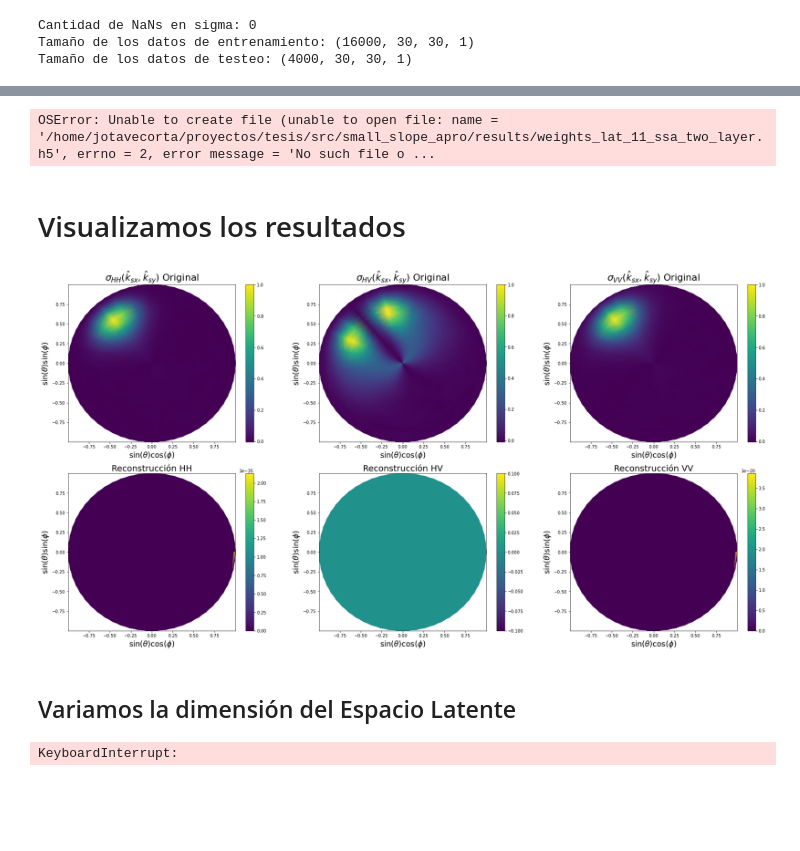
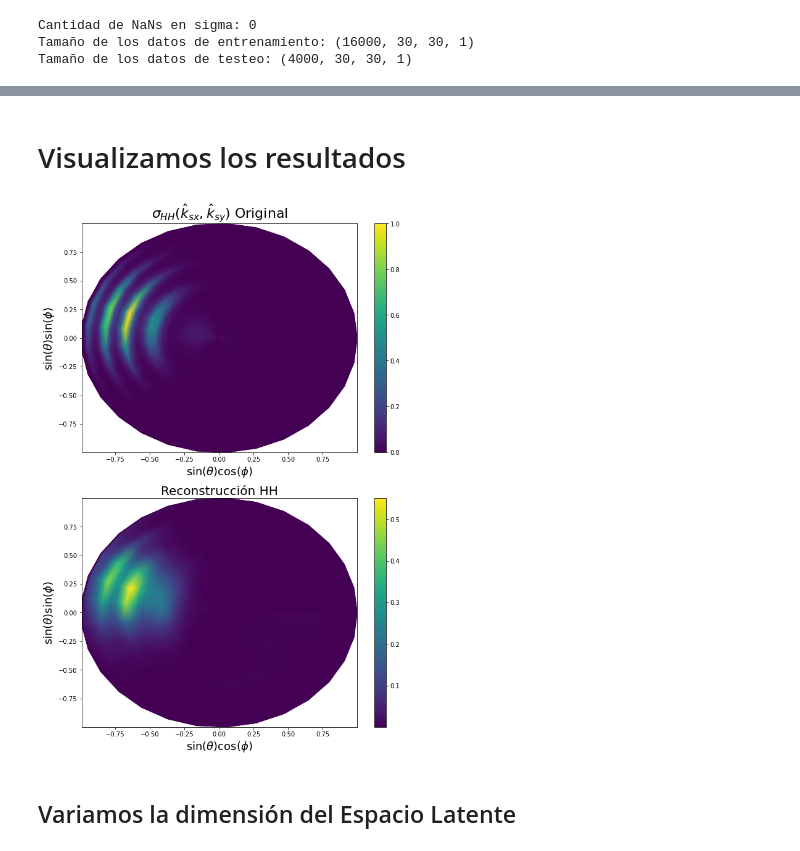
Before and after one commit to jotavecorta/DeepScatteringModels, a Jupyter notebook: small_slope_aprox/ConvAutoencoder_SSA.ipynb, the cells around one changed output, grey strips where cells are left out. Cells and saved outputs as stored; diff of their text form; code cells hidden in the pictures; blank space fills up the shorter version.

```diff
--- a/small_slope_aprox/ConvAutoencoder_SSA.ipynb
+++ b/small_slope_aprox/ConvAutoencoder_SSA.ipynb
@@ -36,7 +36,7 @@ l1, l2 = np.linspace(.05, .25, 50), np.linspace(.05, .25, 50)
 theta_i, phi_i = np.linspace(1e-5, 89, 50)*np.pi/180, np.linspace(0, 180, 50)*np.pi/180
 
 # Parámetros para recorrer
-theta, phi = np.linspace(-89, 89, 30)*np.pi/180, np.linspace(0, 360, 30)*np.pi/180
+theta, phi = np.linspace(1e-5, 89, 30)*np.pi/180, np.linspace(0, 360, 30)*np.pi/180
 THETA, PHI = np.meshgrid(theta, phi)
 
 kx = np.sin(THETA)*np.cos(PHI)
@@ -149,0 +152,25 @@ Tamaño de los datos de testeo: (4000, 30, 30, 1)
+# %%
+index = rng.integers(sigma_test.shape[0])
+img = sigma_test[index,:,:,:]
+
+
+fig = plt.figure(figsize=(18, 5))
+# Canal HH
+ax = plt.subplot(1, 3, 1)
+c = ax.pcolormesh(kx, ky, img[:,:,0],
+                  shading = 'gouraud' )
+plt.title(r'$\sigma_{HH}(\theta,\phi)$', fontsize = 20)
+plt.xlabel(r"$\sin(\theta)\cos(\phi)$", fontsize = 16)
+plt.ylabel(r"$\sin(\theta)\sin(\phi)$", fontsize = 16)
+fig.colorbar(c, ax=ax)
+plt.xlim((-1,1))
+plt.ylim((-1,1))
+
+# grafico cartesiano
+ax = plt.subplot(1, 3, 2)
+c = ax.pcolormesh(THETA, PHI, img[:,:,0],
+                  shading = 'gouraud' )
+plt.title(r'$\sigma_{HH}(\theta,\phi)$', fontsize = 20)
+plt.xlabel(r"$\sin(\theta)\cos(\phi)$", fontsize = 16)
+plt.ylabel(r"$\sin(\theta)\sin(\phi)$", fontsize = 16)
+fig.colorbar(c, ax=ax)
@@ -194,5 +224,5 @@ class ConvAutoencoder(Model):
 # %%
-autoencoder = ConvAutoencoder(4)
+autoencoder = ConvAutoencoder(8)
 autoencoder.compile(optimizer='adam', loss=losses.MeanSquaredError(),
                     metrics=['mean_absolute_error', 'mean_squared_error'])
 history = autoencoder.fit(sigma_train, sigma_train,
@@ -222,12 +253,10 @@ To enable them in other operations, rebuild TensorFlow with the appropriate comp
 # %%
 # Guardamos los pesos de la red entrenada
 import os
-file_name= 'results/weights_lat_4_ssa_two_layer.h5'
+file_name= 'results/weights_lat_8_ssa_two_layer.h5'
 folder = os.getcwd().split('/')[:-1]
-weights_path = os.path.join(folder, file_name)
+weights_path = os.path.join('/'.join(folder), file_name)
 autoencoder.save_weights(weights_path)
-# %% [output]
-OSError: Unable to create file (unable to open file: name = '/home/jotavecorta/proyectos/tesis/src/small_slope_apro/results/weights_lat_11_ssa_two_layer.h5', errno = 2, error message = 'No such file o ...
 # %% [markdown]
 # Visualizamos los resultados
 # %%
@@ -235,37 +264,37 @@ OSError: Unable to create file (unable to open file: name = '/home/jotavecorta/p
 encoded_imgs = autoencoder.encoder(sigma_test).numpy()
 decoded_imgs = autoencoder.decoder(encoded_imgs).numpy()
 
-n = 3
+n = 1
 pol = {0: "HH", 1: "HV", 2: "VV"}
 index = rng.integers(sigma_test.shape[0])
 
-fig=plt.figure(figsize=(30, 15))
+fig=plt.figure(figsize=(10, 15))
 for i in range(n):
     # Imagen original
     s = sigma_test[index, :, :, i]
     s_min, s_max = s.min(), s.max()
     ax = plt.subplot(2, n, i + 1)
     c1 = ax.pcolormesh(kx, ky, s, shading = 'gouraud')
     plt.title(f"$\sigma_{{{pol[i]}}}(\hat{{k}}_{{sx}},\hat{{k}}_{{sy}})$ Original", fontsize = 22)
     plt.xlabel(r"$\sin(\theta)\cos(\phi)$", fontsize = 18)
     plt.ylabel(r"$\sin(\theta)\sin(\phi)$", fontsize = 18)
     ax.axis([kx.min(), kx.max(), ky.min(), ky.max()])
     fig.colorbar(c1, ax=ax)
 
     # Imagen reconstruida
     s_recons = decoded_imgs[index, :, :, i]
     s_min, s_max = s_recons.min(), s_recons.max()
     ax = plt.subplot(2, n, i + 1 + n)
     c2 = ax.pcolormesh(kx, ky, s_recons, vmin=s_min,
                        vmax=s_max, shading = 'gouraud')
     plt.title(f"Reconstrucción {pol[i]}", fontsize = 20)
     plt.xlabel(r"$\sin(\theta)\cos(\phi)$", fontsize = 18)
     plt.ylabel(r"$\sin(\theta)\sin(\phi)$", fontsize = 18)
     ax.axis([kx.min(), kx.max(), ky.min(), ky.max()])
     fig.colorbar(c2, ax=ax)
 plt.show()
 # %% [output]
-[figure, old version]
+[figure, new version]
 # %% [markdown]
 ## Variamos la dimensión del Espacio Latente
 # %%
@@ -295,6 +324,4 @@ for lat_dim in range(1, 16):
   # Valor promedio del error en los ultimos 10 epochs
   avg_abs_error.append(np.mean(error_abs[-50:]))
   avg_sqr_error.append(np.mean(error_sqr[-50:]))
-# %% [output]
-KeyboardInterrupt:
 # %%
```
Also changed, not shown: parts of 8 cells of this notebook.
